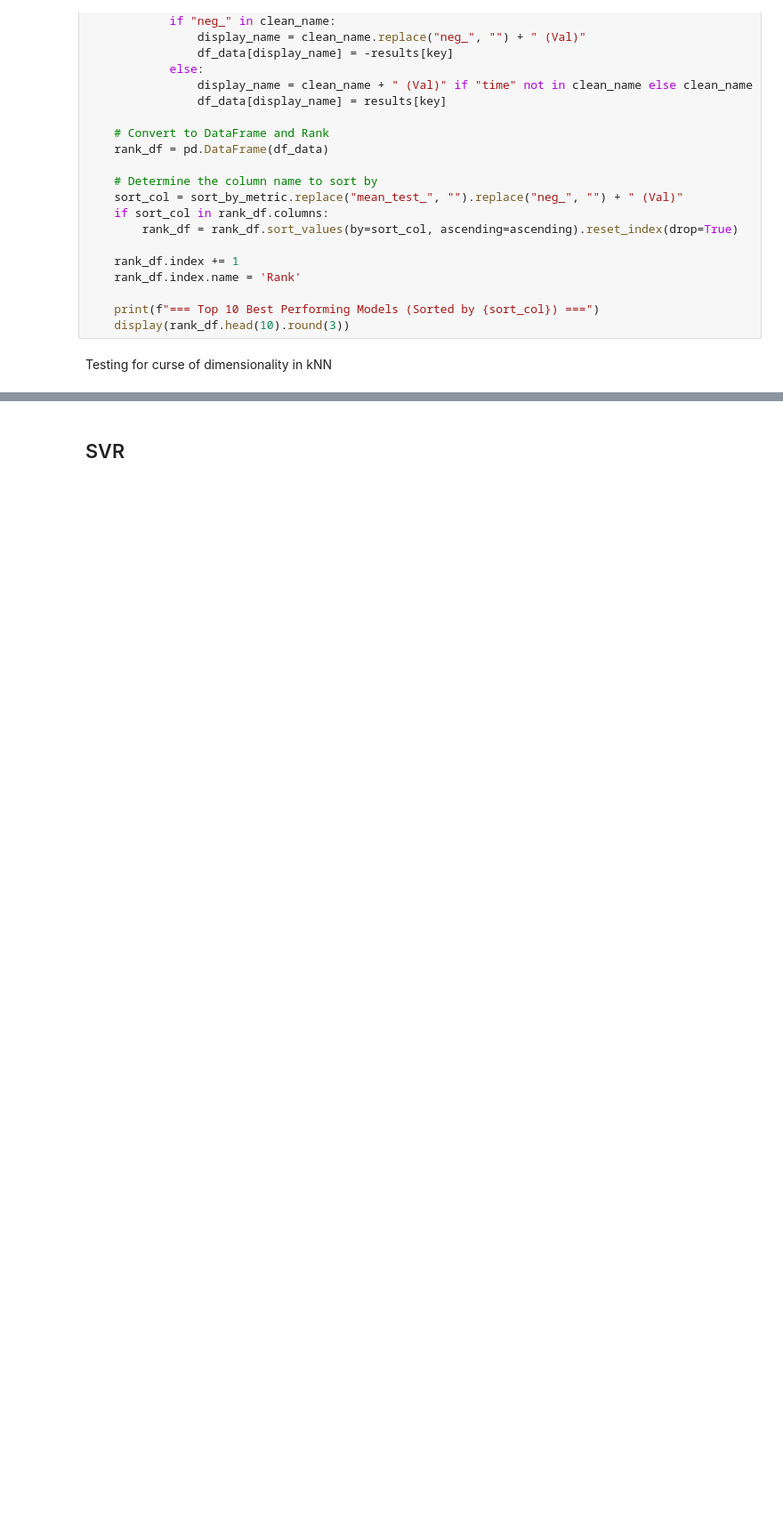
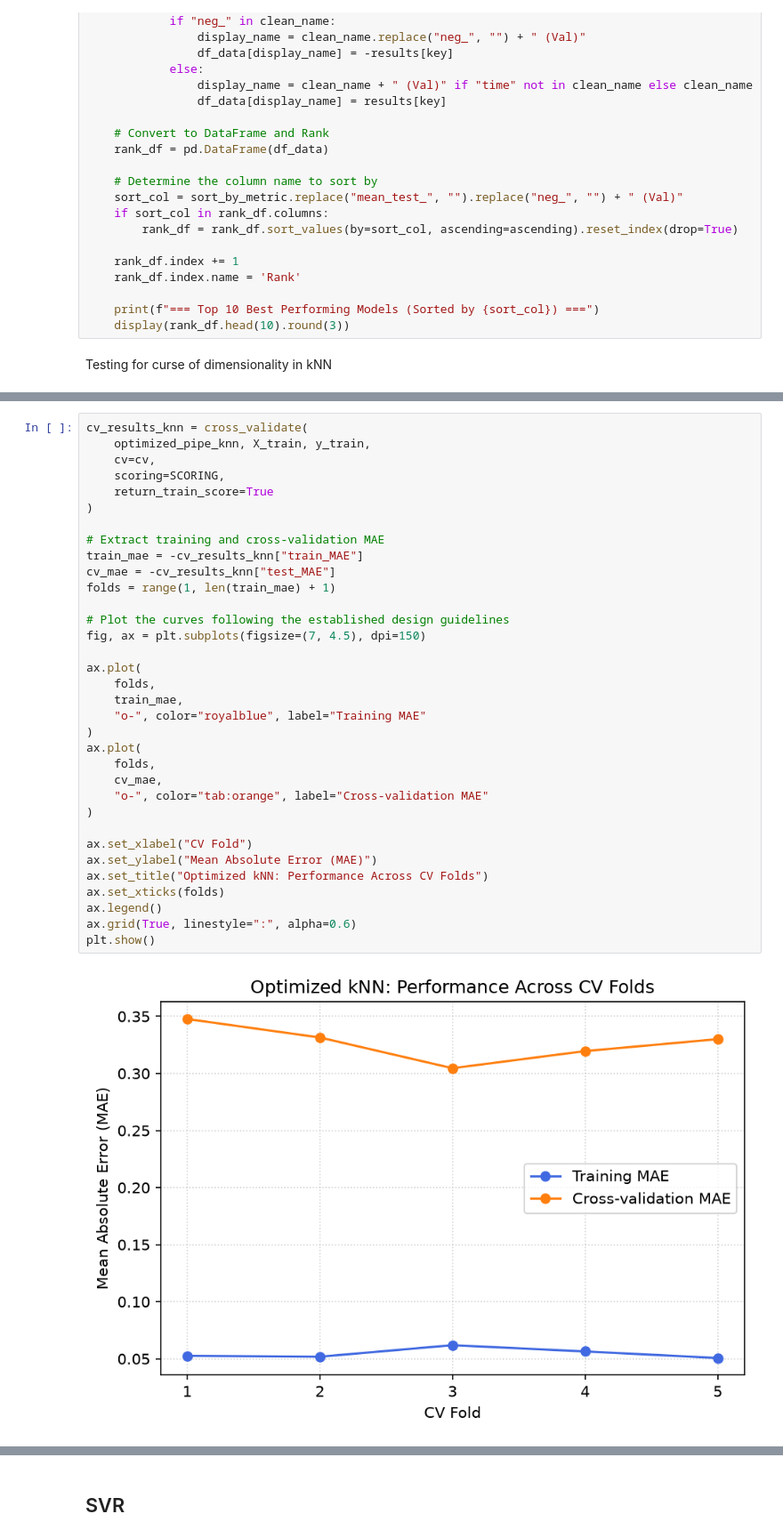
Before and after one commit to AMfromUofG/ENG4200-CW2-Group-Air_A, a Jupyter notebook: CW2_Air_A.ipynb, the cells around one changed output, grey strips where cells are left out. Shown at 89% size. Drawn from its saved outputs; the diff is of its cells as text; blank space fills up the shorter version.

```diff
--- a/CW2_Air_A.ipynb
+++ b/CW2_Air_A.ipynb
@@ -427,0 +428,36 @@ plt.show()
+# %%
+cv_results_knn = cross_validate(
+    optimized_pipe_knn, X_train, y_train,
+    cv=cv,
+    scoring=SCORING,
+    return_train_score=True
+)
+
+# Extract training and cross-validation MAE
+train_mae = -cv_results_knn["train_MAE"]
+cv_mae = -cv_results_knn["test_MAE"]
+folds = range(1, len(train_mae) + 1)
+
+# Plot the curves following the established design guidelines
+fig, ax = plt.subplots(figsize=(7, 4.5), dpi=150)
+
+ax.plot(
+    folds,
+    train_mae,
+    "o-", color="royalblue", label="Training MAE"
+)
+ax.plot(
+    folds,
+    cv_mae,
+    "o-", color="tab:orange", label="Cross-validation MAE"
+)
+
+ax.set_xlabel("CV Fold")
+ax.set_ylabel("Mean Absolute Error (MAE)")
+ax.set_title("Optimized kNN: Performance Across CV Folds")
+ax.set_xticks(folds)
+ax.legend()
+ax.grid(True, linestyle=":", alpha=0.6)
+plt.show()
+# %% [output]
+[figure, added]
```
Also changed, not shown: parts of 10 cells of this notebook.
